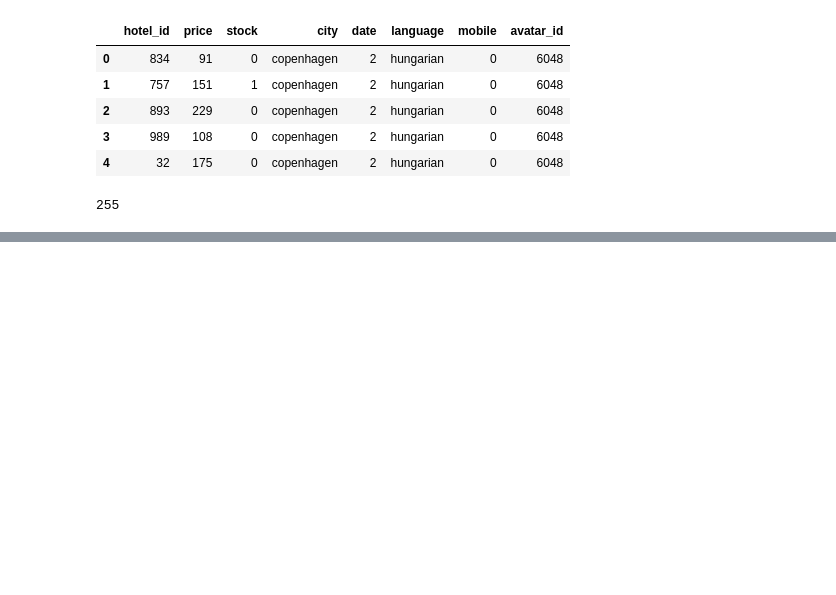
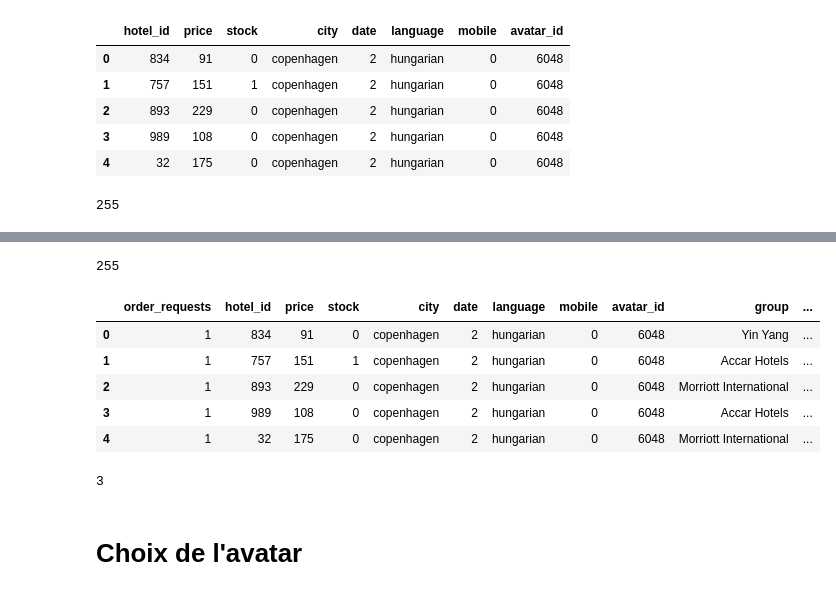
Before and after one commit to TryoenJ/Defi-IA, a Jupyter notebook: data.ipynb, the cells around one changed output, grey strips where cells are left out. Cells and saved outputs as stored; diff of their text form; code cells hidden in the pictures; blank space fills up the shorter version.

```diff
--- a/data.ipynb
+++ b/data.ipynb
@@ -165,0 +196,4 @@ Name: city, Length: 255, dtype: object
+# %%
+len(new_csv)
+# %% [output]
+255
@@ -165,0 +203,10 @@ Name: city, Length: 255, dtype: object
+# %%
+CSV2 = pd.read_csv('./pricing_requests_new.csv')
+CSV2.head()
+# %% [output]
+|  | order_requests | hotel_id | price | stock | city | date | language | mobile | avatar_id | group | ... |
+| 0 | 1 | 834 | 91 | 0 | copenhagen | 2 | hungarian | 0 | 6048 | Yin Yang | ... |
+| 1 | 1 | 757 | 151 | 1 | copenhagen | 2 | hungarian | 0 | 6048 | Accar Hotels | ... |
+| 2 | 1 | 893 | 229 | 0 | copenhagen | 2 | hungarian | 0 | 6048 | Morriott International | ... |
+| 3 | 1 | 989 | 108 | 0 | copenhagen | 2 | hungarian | 0 | 6048 | Accar Hotels | ... |
+| 4 | 1 | 32 | 175 | 0 | copenhagen | 2 | hungarian | 0 | 6048 | Morriott International | ... |
@@ -165,0 +242,8 @@ Name: city, Length: 255, dtype: object
+# %%
+# Choix aléatoire des variables pour la requête
+L = np.random.choice(language)#replace ? ie avec ou sans remplacement
+C = np.random.choice(city)
+M = np.random.choice(mobile)
+D = np.random.choice(date)
+# %% [output]
+3
@@ -165,0 +252,2 @@ Name: city, Length: 255, dtype: object
+# %% [markdown]
+# Choix de l'avatar
```
Also changed, not shown: parts of 27 cells of this notebook.
